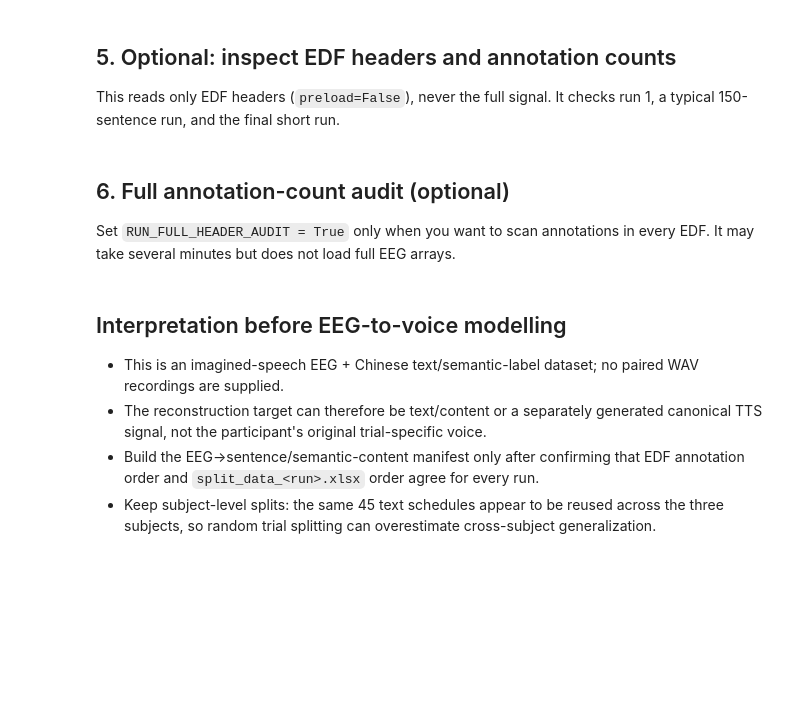
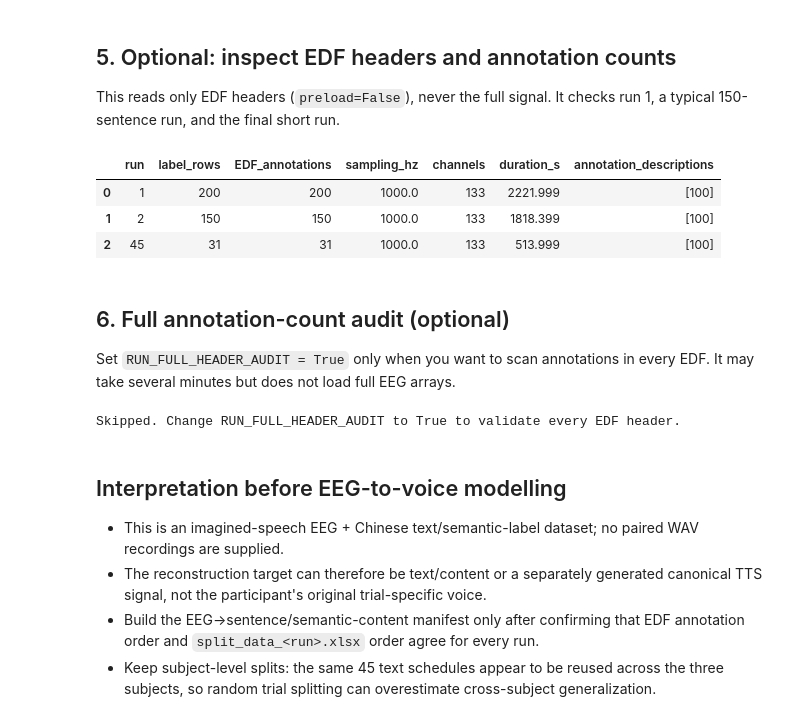
Before and after one commit to ShenXiexs/EEG-voice, a Jupyter notebook: eeg2wave_server_bundle/eeg_to_voice_chinese/notebooks/ds005170_audit.ipynb, the cells around one changed output. Drawn from its saved outputs; the diff is of its cells as text; code cells hidden in the pictures; blank space fills up the shorter version.

```diff
--- a/eeg2wave_server_bundle/eeg_to_voice_chinese/notebooks/ds005170_audit.ipynb
+++ b/eeg2wave_server_bundle/eeg_to_voice_chinese/notebooks/ds005170_audit.ipynb
@@ -124,26 +195,33 @@ This reads only EDF headers (`preload=False`), never the full signal. It checks
 # %%
 import mne
 
 def edf_path(subject: str, run: int) -> Path:
-    matches = sorted(DATASET.glob(f'{subject}/ses-*/eeg/*run-{run:02d}_eeg.edf'))
+    # Run numbering is not consistently zero-padded (e.g. run-1 and run-045).
+    candidates = sorted(DATASET.glob(f'{subject}/ses-*/eeg/*_eeg.edf'))
+    matches = [path for path in candidates if re.search(r'run-(\d+)_eeg\.edf$', path.name) and int(re.search(r'run-(\d+)_eeg\.edf$', path.name).group(1)) == run]
     if len(matches) != 1:
-        raise RuntimeError(f'Expected one EDF for {subject} run {run}; found {len(matches)}')
+        raise RuntimeError(f'Expected one EDF for {subject} run {run}; found {len(matches)}: {matches}')
     return matches[0]
 
 header_rows = []
 for run in (1, 2, 45):
     path = edf_path('sub-01', run)
     raw = mne.io.read_raw_edf(path, preload=False, verbose='ERROR')
     header_rows.append({
         'run': run,
         'label_rows': int((labels['run'] == run).sum()),
         'EDF_annotations': len(raw.annotations),
         'sampling_hz': raw.info['sfreq'],
         'channels': len(raw.ch_names),
         'duration_s': round(raw.times[-1], 3),
         'annotation_descriptions': sorted(set(raw.annotations.description)),
     })
 display(pd.DataFrame(header_rows))
+# %% [output]
+|  | run | label_rows | EDF_annotations | sampling_hz | channels | duration_s | annotation_descriptions |
+| 0 | 1 | 200 | 200 | 1000.0 | 133 | 2221.999 | [100] |
+| 1 | 2 | 150 | 150 | 1000.0 | 133 | 1818.399 | [100] |
+| 2 | 45 | 31 | 31 | 1000.0 | 133 | 513.999 | [100] |
 # %% [markdown]
 ## 6. Full annotation-count audit (optional)
 
@@ -167,6 +245,8 @@ if RUN_FULL_HEADER_AUDIT:
     print('Run-level annotation / text-schedule agreement:', (checked.annotations == checked.expected_annotations).mean())
 else:
     print('Skipped. Change RUN_FULL_HEADER_AUDIT to True to validate every EDF header.')
+# %% [output]
+Skipped. Change RUN_FULL_HEADER_AUDIT to True to validate every EDF header.
 # %% [markdown]
 ## Interpretation before EEG-to-voice modelling
 
```
Also changed, not shown: parts of 9 cells of this notebook, 1 other file.
